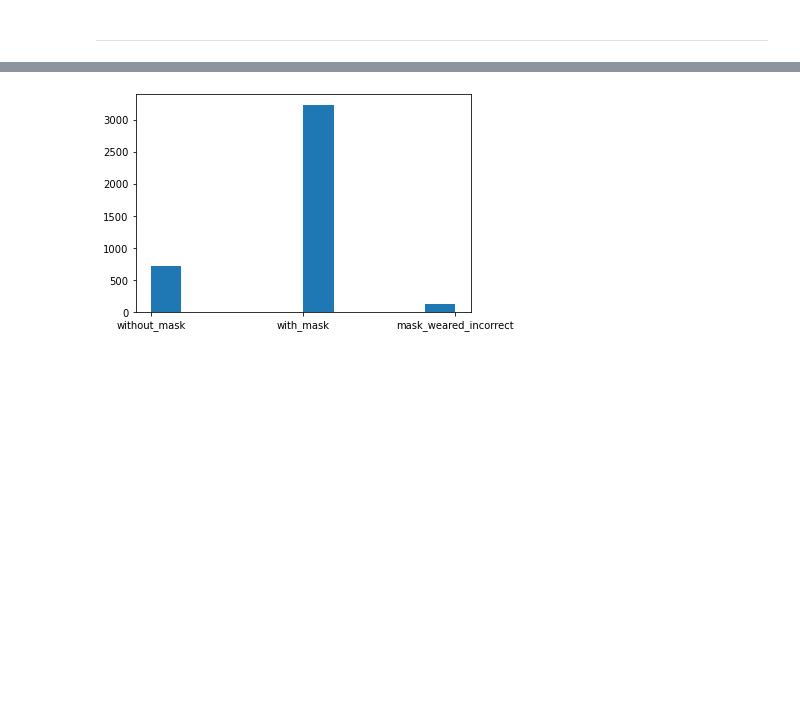
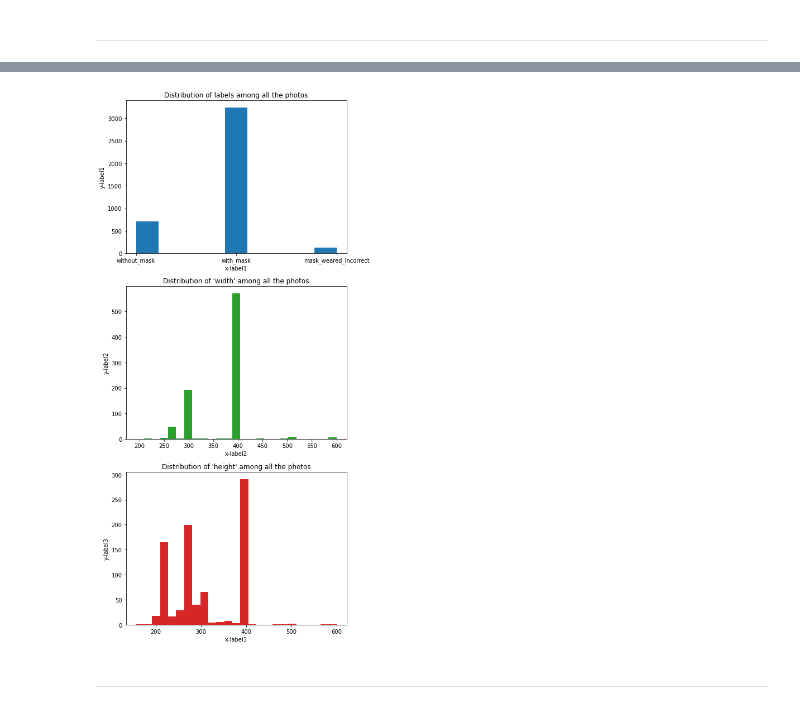
Before and after one commit to dmkirichen/face-mask-detection, a Jupyter notebook: exploratory_data_analysis.ipynb, the cells around one changed output, grey strips where cells are left out. Drawn from its saved outputs; the diff is of its cells as text; code cells hidden in the pictures; blank space fills up the shorter version.

```diff
--- a/exploratory_data_analysis.ipynb
+++ b/exploratory_data_analysis.ipynb
@@ -146,7 +157,30 @@ print("Number of unique values of 'height' argument: {}".format(len(set(height_l
 Number of unique values of 'width' argument: 39
 Number of unique values of 'height' argument: 104
-# %%
-plt.hist(name_ls)
-plt.show()
-# %% [output]
-[figure, removed]
+# %%
+plt.rcParams["figure.figsize"] = [7.0, 14.0]
+fig, axes = plt.subplots(3)
+
+axes[0].hist(name_ls, bins=9)
+axes[0].set_title("Distribution of labels among all the photos")
+axes.flat[0].set(xlabel='x-label1', ylabel='y-label1')
+
+axes[1].hist(width_ls, bins=25, color='tab:green')
+axes[1].set_title("Distribution of 'width' among all the photos")
+axes.flat[1].set(xlabel='x-label2', ylabel='y-label2')
+
+axes[2].hist(height_ls, bins=25, color='tab:red')
+axes[2].set_title("Distribution of 'height' among all the photos")
+axes.flat[2].set(xlabel='x-label3', ylabel='y-label3')
+
+#for ax in axs.flat:
+#    ax.set(xlabel='x-label', ylabel='y-label')
+
+# Hide x labels and tick labels for top plots and y ticks for right plots.
+#for ax in axs.flat:
+#    ax.label_outer()
+fig.tight_layout()
+plt.show()
+# %% [output]
+[figure, added]
+# %% [markdown]
+---
```
Also changed, not shown: parts of 10 cells of this notebook.
